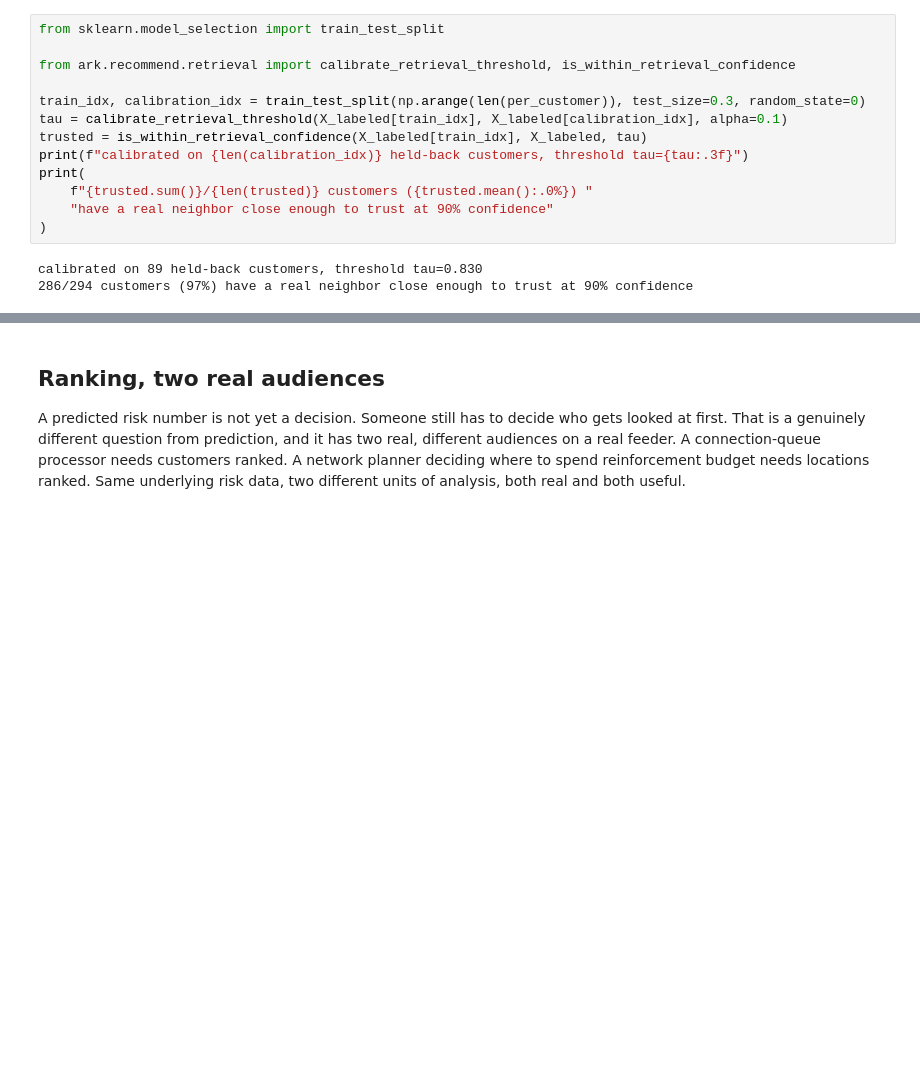
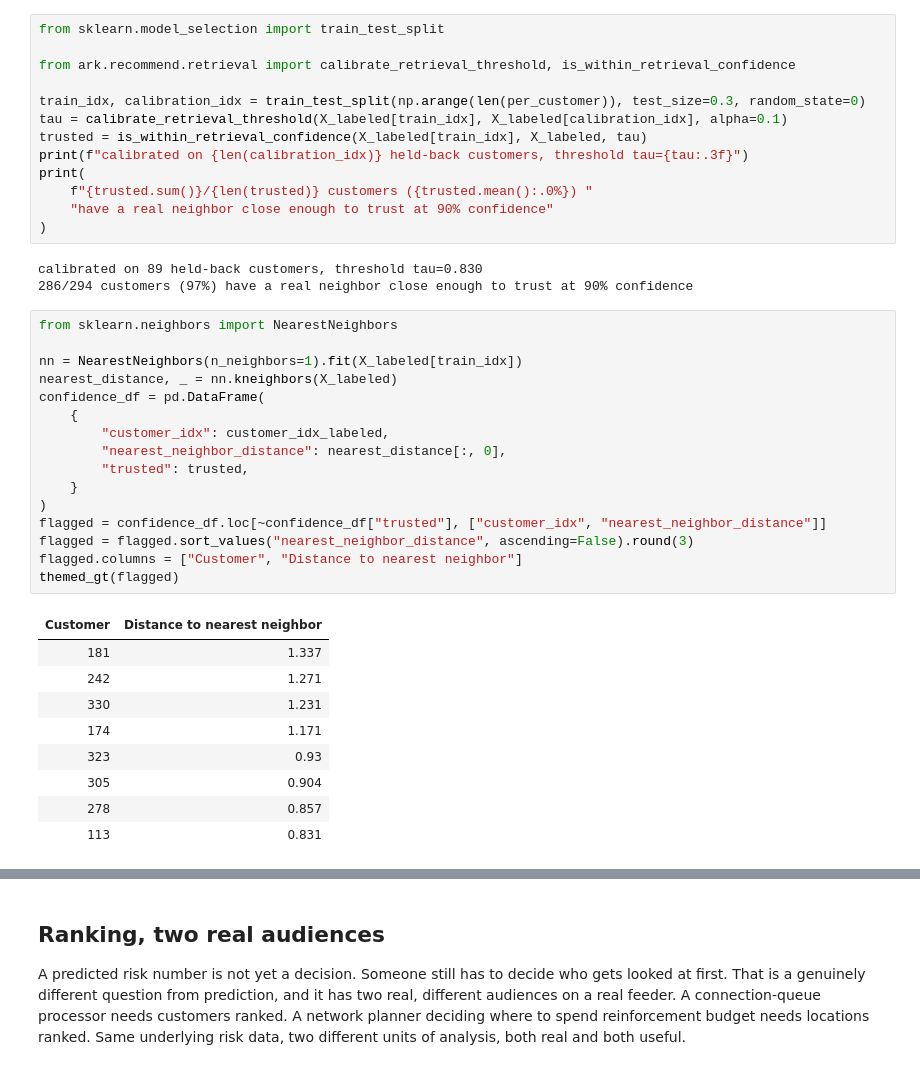
Before and after one commit to sambaiga/ml-energy-disaggregation, a Jupyter notebook: book/04-grid-edge/05-ranking-recommendation-code.ipynb, the cells around one changed output, grey strips where cells are left out. Saved outputs shown, nothing was run; the diff lists cells and outputs as text; blank space fills up the shorter version.

```diff
--- a/book/04-grid-edge/05-ranking-recommendation-code.ipynb
+++ b/book/04-grid-edge/05-ranking-recommendation-code.ipynb
@@ -389,3 +374,29 @@ print(
 # %% [output]
 calibrated on 89 held-back customers, threshold tau=0.830
 286/294 customers (97%) have a real neighbor close enough to trust at 90% confidence
+# %%
+from sklearn.neighbors import NearestNeighbors
+
+nn = NearestNeighbors(n_neighbors=1).fit(X_labeled[train_idx])
+nearest_distance, _ = nn.kneighbors(X_labeled)
+confidence_df = pd.DataFrame(
+    {
+        "customer_idx": customer_idx_labeled,
+        "nearest_neighbor_distance": nearest_distance[:, 0],
+        "trusted": trusted,
+    }
+)
+flagged = confidence_df.loc[~confidence_df["trusted"], ["customer_idx", "nearest_neighbor_distance"]]
+flagged = flagged.sort_values("nearest_neighbor_distance", ascending=False).round(3)
+flagged.columns = ["Customer", "Distance to nearest neighbor"]
+themed_gt(flagged)
+# %% [output]
+| Customer | Distance to nearest neighbor |
+| 181 | 1.337 |
+| 242 | 1.271 |
+| 330 | 1.231 |
+| 174 | 1.171 |
+| 323 | 0.93 |
+| 305 | 0.904 |
+| 278 | 0.857 |
+| 113 | 0.831 |
```
Also changed, not shown: parts of 27 cells of this notebook.
